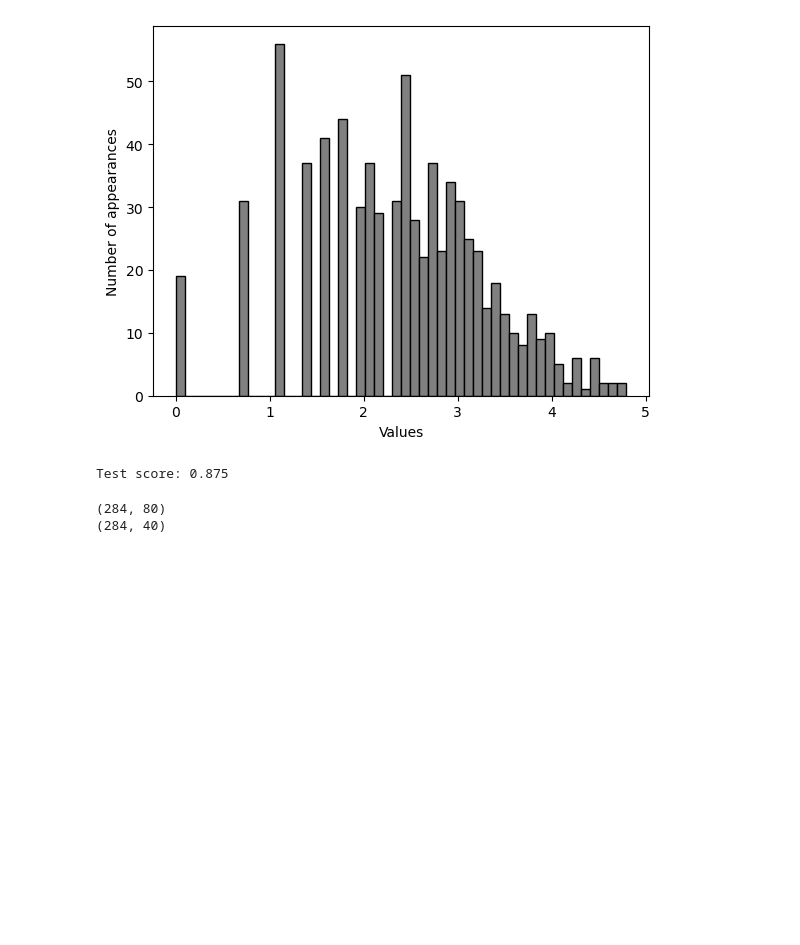
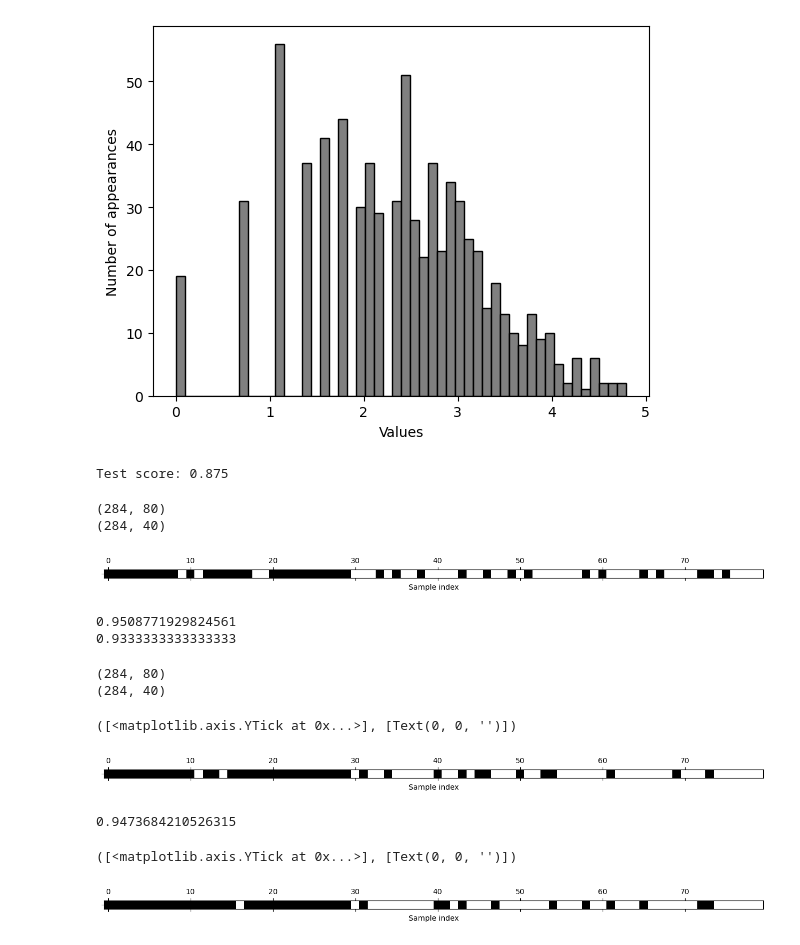
Before and after one commit to jim-franklin/intro_to_ml_with_python, a Jupyter notebook: Chapter_4/Chapter_4.ipynb, the cells around one changed output. Saved outputs shown, nothing was run; the diff lists cells and outputs as text; code cells hidden in the pictures; blank space fills up the shorter version.

```diff
--- a/Chapter_4/Chapter_4.ipynb
+++ b/Chapter_4/Chapter_4.ipynb
@@ -537,3 +537,77 @@ print(X_train_selected.shape)
 # %% [output]
 (284, 80)
 (284, 40)
+# %%
+mask = select.get_support()
+
+# visualize the mask -- black is True, white is False
+plt.matshow(mask.reshape(1,-1), cmap='gray_r')
+plt.xlabel("Sample index")
+plt.yticks([0], [""]);   # show only one tick (0) and no label
+# %% [output]
+[figure, added]
+# %%
+from sklearn.linear_model import LogisticRegression
+
+X_test_selected = select.transform(X_test)
+
+lr = LogisticRegression(max_iter=10_000)
+score_all = lr.fit(X_train, y_train).score(X_test, y_test)
+score_select = lr.fit(X_train_selected, y_train).score(X_test_selected, y_test)
+
+print(score_all)
+print(score_select)
+# %% [output]
+0.9508771929824561
+0.9333333333333333
+# %%
+from sklearn.feature_selection import SelectFromModel
+from sklearn.ensemble import RandomForestClassifier
+
+select = SelectFromModel(
+    RandomForestClassifier(n_estimators=100, random_state=42),
+    threshold="median"
+)
+
+select.fit(X_train, y_train)
+X_train_l1 = select.transform(X_train)
+
+print(X_train.shape)
+print(X_train_l1.shape)
+# %% [output]
+(284, 80)
+(284, 40)
+# %%
+mask = select.get_support()
+
+plt.matshow(mask.reshape(1, -1), cmap='gray_r')
+plt.xlabel("Sample index")
+plt.yticks([0], [""])
+# %% [output]
+([<matplotlib.axis.YTick at 0x...>], [Text(0, 0, '')])
+[figure, added]
+# %%
+X_test_l1 = select.transform(X_test)
+
+score = lr.fit(X_train_l1, y_train).score(X_test_l1, y_test)
+print(score)
+# %% [output]
+0.9473684210526315
+# %%
+from sklearn.feature_selection import RFE
+
+select = RFE(
+    RandomForestClassifier(n_estimators=100, random_state=42),
+    n_features_to_select=40
+)
+select.fit(X_train, y_train)
+
+# viz
+mask = select.get_support()
+
+plt.matshow(mask.reshape(1, -1), cmap='gray_r')
+plt.xlabel("Sample index")
+plt.yticks([0], [""])
+# %% [output]
+([<matplotlib.axis.YTick at 0x...>], [Text(0, 0, '')])
+[figure, added]
```
